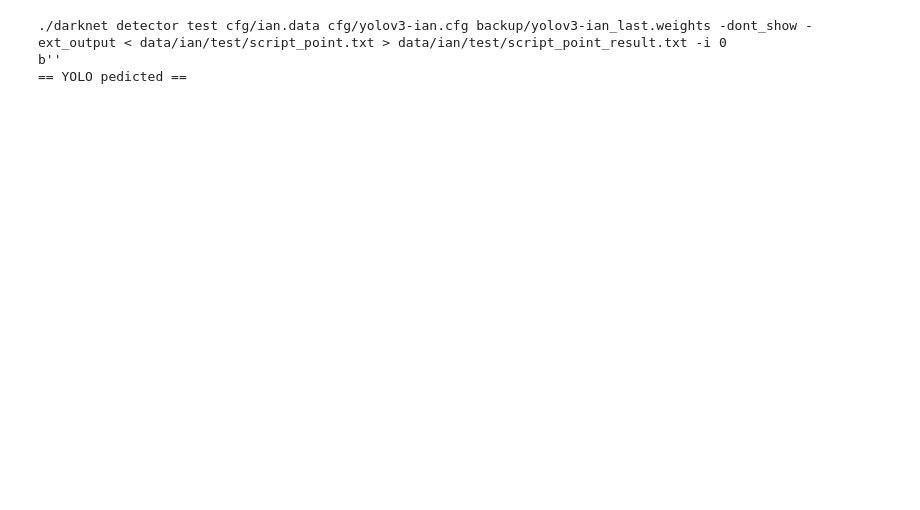
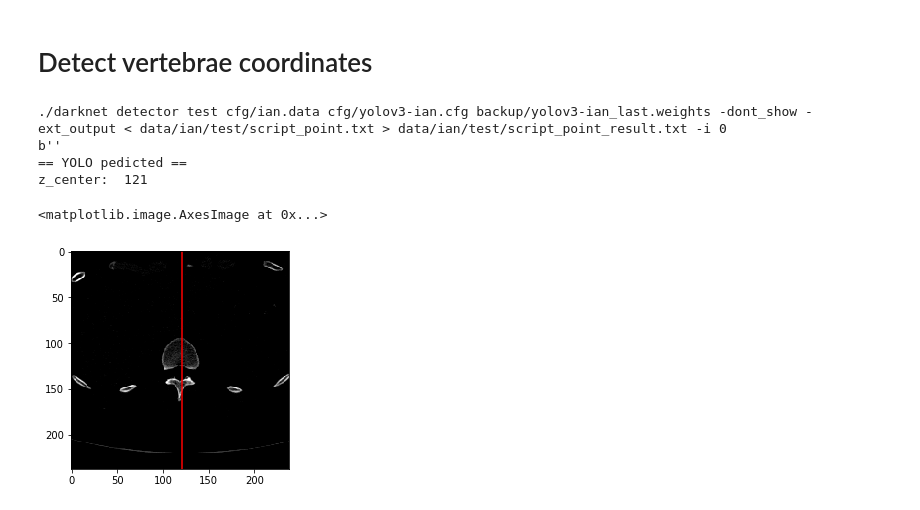
Before and after one commit to ianchen1015/spine-segmentation-project, a Jupyter notebook: result_point.ipynb, the cells around one changed output. Saved outputs shown, nothing was run; the diff lists cells and outputs as text; code cells hidden in the pictures; blank space fills up the shorter version.

Commit message:
edit cross and complete result notebooks

```diff
--- a/result_point.ipynb
+++ b/result_point.ipynb
@@ -149,4 +0,0 @@ x = sobel3d(x)
-# %%
-z = 118
-plt.plot((z, z), (0, data_shape[1]), '-', color='red')
-plt.imshow(x[50,:,:], cmap='gray')
@@ -162,26 +116,91 @@ True
+# %% [markdown]
+# Detect vertebrae coordinates
 # %%
+for i in range(x_original.shape[2]):
+    cv2.imwrite('./darknet/data/ian/test/script_point{}.png'.format(i), x_original[:,:,i] * 255)
+
+script_name_lst = []
+
+for i in range(x_original.shape[2]):
+    script_name_lst.append('data/ian/test/script_point{}.png'.format(i))
+
+with open('./darknet/data/ian/test/script_point.txt', 'w') as f:
+    for item in script_name_lst:
+        f.write("%s\n" % item)
+
 # YOLO predict
 
 import subprocess
 import os
 
 origin_dir = os.getcwd()
-os.chdir('../darknet')
+os.chdir('./darknet')
 
 #cmdstr = './darknet detector test cfg/ian.data cfg/yolov3-ian.cfg backup/yolov3-ian_50000.weights data/ian/test/case1_97.jpg'
 cmdstr = './darknet detector test cfg/ian.data cfg/yolov3-ian.cfg backup/yolov3-ian_last.weights -dont_show -ext_output < {} > {} -i {}'.format(
     'data/ian/test/script_point.txt',
     'data/ian/test/script_point_result.txt',
     '0')# GPU
 print(cmdstr)
 
 detect_result = subprocess.check_output(cmdstr, shell = True)
 
 os.chdir(origin_dir)
 
 print(detect_result)
 print('== YOLO pedicted ==')
+
+# Load YOLO predict result
+
+import re
+
+with open('./darknet/data/ian/test/script_point_result.txt', 'r') as f:
+    content = f.read().split('Enter Image Path:')
+
+    slice_results = []
+    detected_num_lst = []
+
+    for i in range(1, x_original.shape[2]):
+
+        yolo_results = []
+
+        result = content[i].split('\n')
+        del result[0], result[-1]
+
+        for line in result:
+            yolo_results.append({
+                'label': line.split(':')[0],
+                #'confidence': int(re.sub("\D", "", line.split('%')[0].split(':')[1])),
+                'left_x': int(re.sub("\D", "", line.split(':')[2])),
+                'top_y': int(re.sub("\D", "", line.split(':')[3])),
+                'center_x': int(int(re.sub("\D", "", line.split(':')[2])) + int(re.sub("\D", "", line.split(':')[4]))/2),
+                'center_y': int(int(re.sub("\D", "", line.split(':')[3])) + int(re.sub("\D", "", line.split(':')[5]))/2),
+                'w': int(re.sub("\D", "", line.split(':')[4])),
+                'h': int(re.sub("\D", "", line.split(':')[5])),
+            })
+
+        yolo_results = sorted(yolo_results, key=lambda r: r['center_y'])
+        slice_results.append(yolo_results)
+        detected_num_lst.append(len(yolo_results))
+
+z_lst = []
+
+for z, n in enumerate(detected_num_lst):
+    if n > max(detected_num_lst)/2:
+        z_lst.append(z)
+
+z = z_lst[int(len(z_lst)/2)]
+print('z_center: ', z)
+
+yolo_results = slice_results[z]
+
+
+plt.plot((z, z), (0, data_shape[1]), '-', color='red')
+plt.imshow(x[50,:,:], cmap='gray')
 # %% [output]
 ./darknet detector test cfg/ian.data cfg/yolov3-ian.cfg backup/yolov3-ian_last.weights -dont_show -ext_output < data/ian/test/script_point.txt > data/ian/test/script_point_result.txt -i 0
 b''
 == YOLO pedicted ==
+z_center:  121
+<matplotlib.image.AxesImage at 0x...>
+[figure, added]
```
Also changed, not shown: parts of 32 cells of this notebook, 3 other files.
